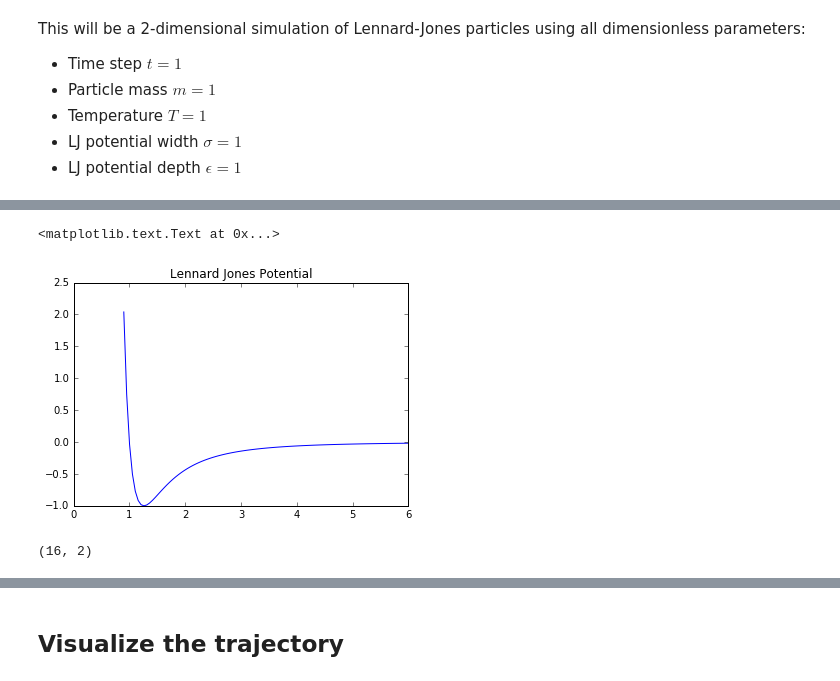
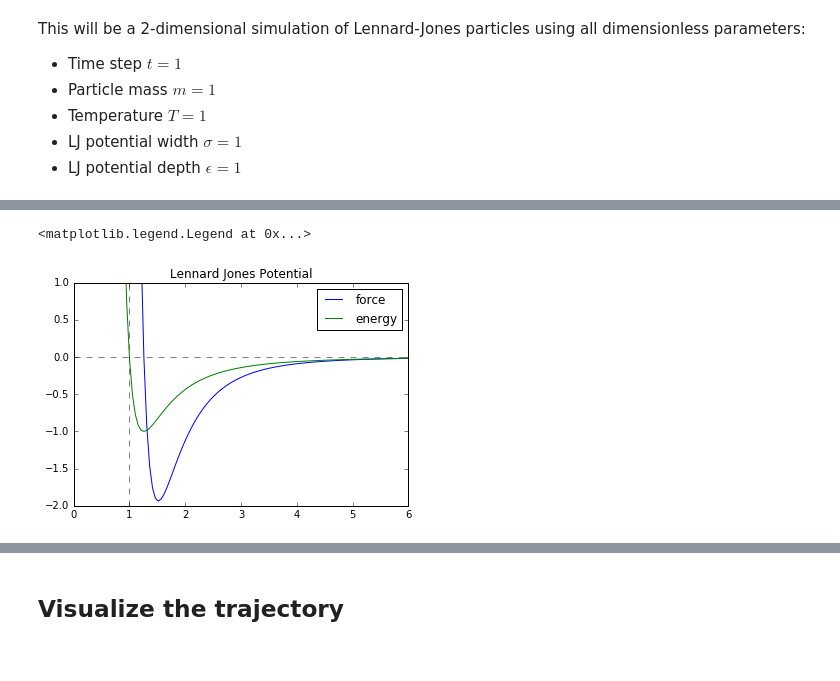
Before and after one commit to chargus/active, a Jupyter notebook: molecular_dynamics.ipynb, the cells around one changed output, grey strips where cells are left out. Saved outputs shown, nothing was run; the diff lists cells and outputs as text; code cells hidden in the pictures.

```diff
--- a/molecular_dynamics.ipynb
+++ b/molecular_dynamics.ipynb
@@ -37,13 +48,17 @@ plt.scatter(pos[:,0], pos[:,1])
-# %%
-x = np.linspace(.9, 6, 100)
-pot = monad.lj_potential(x, 1, 1)
-plt.plot(x, pot)
-plt.title('Lennard Jones Potential')
-# %% [output]
-<matplotlib.text.Text at 0x...>
-[figure, removed]
-# %%
-monad.get_forces(pos, L, sigma, epsilon, rcut).shape
-# %% [output]
-(16, 2)
+# %%
+x = np.linspace(.9, 6, 100)
+force = monad.lj(x, 1, 1)[0]
+energy = monad.lj(x, 1, 1)[1]
+fig = plt.figure()
+ax = fig.add_subplot(111)
+ax.plot(x, force, label='force')
+ax.plot(x, energy, label='energy')
+ax.hlines(0, 0, 6, color = 'gray', linestyle='--')
+ax.vlines(1, -2, 1, color = 'gray', linestyle='--')
+ax.set_title('Lennard Jones Potential')
+ax.set_ylim(-2,1)
+ax.legend()
+# %% [output]
+<matplotlib.legend.Legend at 0x...>
+[figure, added]
 # %%
```
Also changed, not shown: parts of 15 cells of this notebook, 1 other file.
